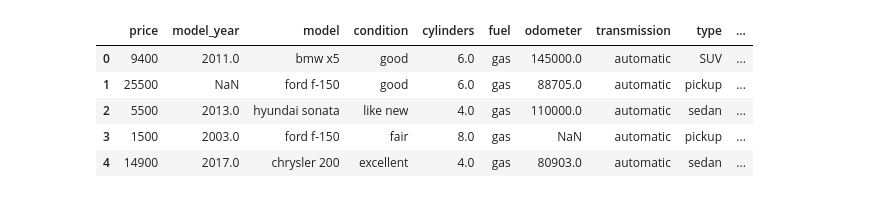
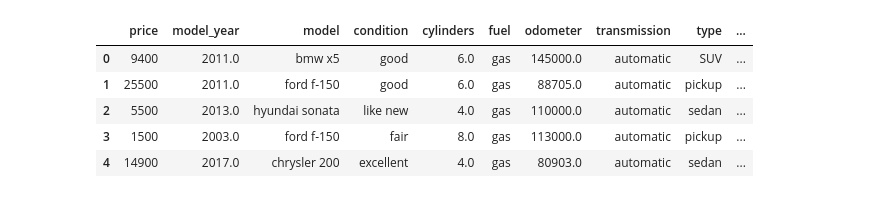
Before and after one commit to isaaccostae-eng/list_vehicles, a Jupyter notebook: notebooks/EDA.ipynb, the cells around one changed output. Saved outputs shown, nothing was run; the diff lists cells and outputs as text; code cells hidden in the pictures.

```diff
--- a/notebooks/EDA.ipynb
+++ b/notebooks/EDA.ipynb
@@ -2,14 +2,14 @@
 import pandas as pd
 import plotly.express as px
 # %%
-car_data = pd.read_csv("../vehicles.csv")  # lendo os dados
+car_data = pd.read_csv("../vehicles_clean.csv")  # lendo os dados
 car_data.head()
 # %% [output]
 |  | price | model_year | model | condition | cylinders | fuel | odometer | transmission | type | ... |
 | 0 | 9400 | 2011.0 | bmw x5 | good | 6.0 | gas | 145000.0 | automatic | SUV | ... |
-| 1 | 25500 | NaN | ford f-150 | good | 6.0 | gas | 88705.0 | automatic | pickup | ... |
+| 1 | 25500 | 2011.0 | ford f-150 | good | 6.0 | gas | 88705.0 | automatic | pickup | ... |
 | 2 | 5500 | 2013.0 | hyundai sonata | like new | 4.0 | gas | 110000.0 | automatic | sedan | ... |
-| 3 | 1500 | 2003.0 | ford f-150 | fair | 8.0 | gas | NaN | automatic | pickup | ... |
+| 3 | 1500 | 2003.0 | ford f-150 | fair | 8.0 | gas | 113000.0 | automatic | pickup | ... |
 | 4 | 14900 | 2017.0 | chrysler 200 | excellent | 4.0 | gas | 80903.0 | automatic | sedan | ... |
 # %%
 fig = px.histogram(car_data, x="odometer")
```
